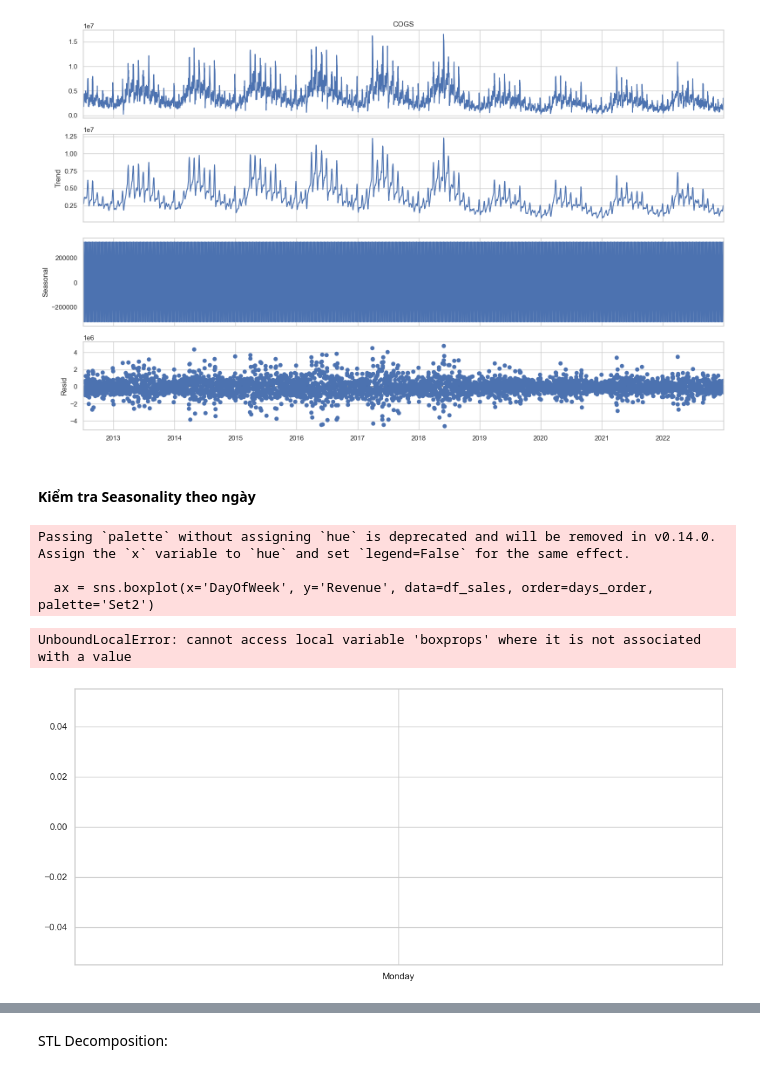
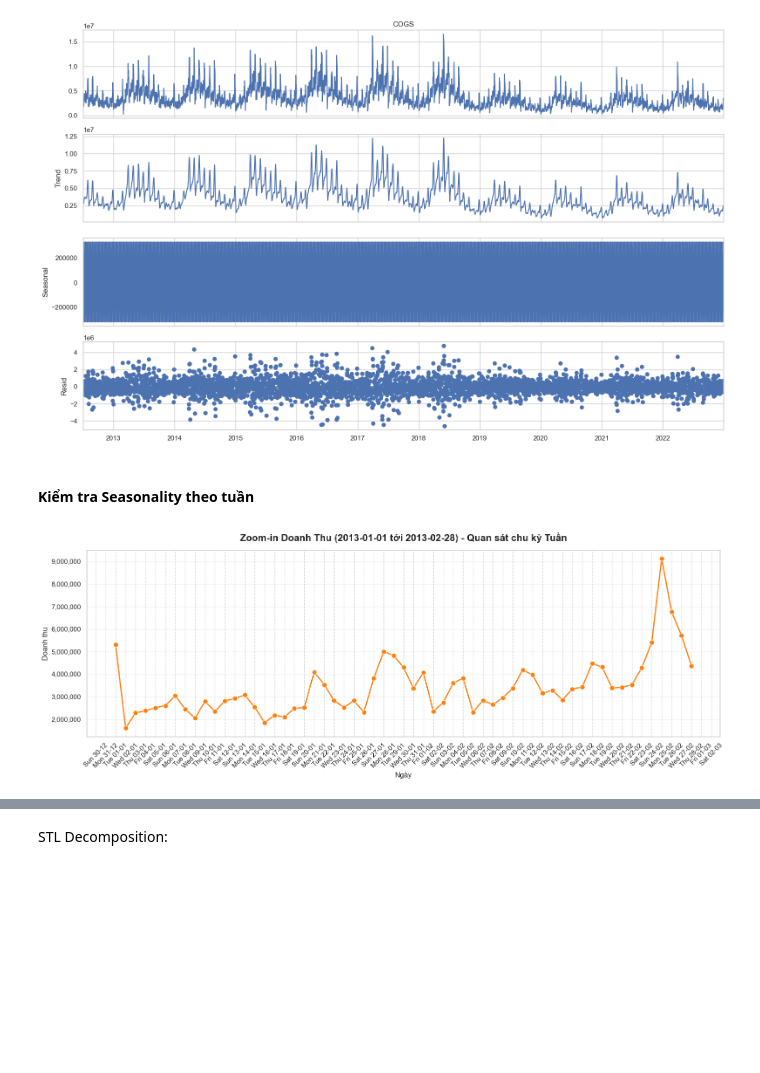
Before and after one commit to anhthu0910/vimchanhxa-datathon, a Jupyter notebook: notebooks/03_EDA_.ipynb, the cells around one changed output, grey strips where cells are left out. Drawn from its saved outputs; the diff is of its cells as text; code cells hidden in the pictures; blank space fills up the shorter version.

```diff
--- a/notebooks/03_EDA_.ipynb
+++ b/notebooks/03_EDA_.ipynb
@@ -85,8 +236,12 @@ Số lượng dòng bị trùng lặp (duplicates): 0
 # Tiền xử lý dữ liệu
 print("Tiến hành tiền xử lý...")
 df_sales['Date'] = pd.to_datetime(df_sales['Date'])
-df_sales = df_sales.sort_values(by='Date').reset_index(drop=True)
-df_sales = df_sales.set_index('Date')
+# df_sales = df_sales.sort_values(by='Date').reset_index(drop=True)
+# df_sales = df_sales.set_index('Date')
+orders['date'] = pd.to_datetime(orders['date'])
+traffic['date'] = pd.to_datetime(traffic['date'])
+promotions['date'] = pd.to_datetime(promotions['date'])
+inventory['date'] = pd.to_datetime(inventory['date'])
 
 # Kiểm tra lại dữ liệu sau khi xử lý
 print("\n--- THÔNG TIN SAU KHI XỬ LÝ ---")
@@ -115,3 +253,8 @@ memory usage: 89.8 KB
+# %%
+# Tạo các cột thời gian
+df_sales['Year'] = df_sales.index.year
+df_sales['Month'] = df_sales.index.month
+df_sales['Quarter'] = df_sales.index.to_period('Q')
 # %% [markdown]
 <a id="2"></a>
 
@@ -145,10 +288,10 @@ Khám phá sự biến thiên của tập dữ liệu qua thời gian
 # %%
 # Thiết lập phong cách đồ thị cho đẹp mắt
-sns.set_theme(style="whitegrid")
-plt.rcParams['figure.figsize'] = (16, 6) # Kích thước biểu đồ ngang
+# sns.set_theme(style="whitegrid")
+# plt.rcParams['figure.figsize'] = (16, 6) # Kích thước biểu đồ ngang
 
 # Vẽ biểu đồ Line Plot
-ax = sns.lineplot(x='Date', y='Revenue', data=df_sales, color='#1f77b4', linewidth=1.5)
+ax = sns.lineplot(x=df_sales.index, y='Revenue', data=df_sales, color='#1f77b4', linewidth=1.5)
 plt.title('Xu Hướng Tổng Doanh Thu (Revenue) Theo Thời Gian (2012 - 2014)', fontsize=16, pad=15, fontweight='bold')
 plt.xlabel('Thời Gian', fontsize=12, labelpad=10)
 plt.ylabel('Doanh Thu', fontsize=12, labelpad=10)
@@ -188,28 +330,41 @@ plt.show()
 # %% [output]
 [figure]
 # %% [markdown]
-#### Kiểm tra Seasonality theo ngày
+#### Kiểm tra Seasonality theo tuần
 # %%
-import matplotlib.ticker as ticker
+# 1. Lọc dữ liệu 2 tháng bất kỳ (Ví dụ: Tháng 1 và Tháng 2 năm 2013)
+start_date = '2013-01-01'
+end_date = '2013-02-28'
+mask = (df_sales.index >= start_date) & (df_sales.index <= end_date)
+df_zoom = df_sales.loc[mask]
 
-# 1. Bóc tách ngày trong tuần
-df_sales['DayOfWeek'] = df_sales.index.day_name
-days_order = ['Monday', 'Tuesday', 'Wednesday', 'Thursday', 'Friday', 'Saturday', 'Sunday']
+# 2. Vẽ biểu đồ
+plt.figure(figsize=(16, 6))
+ax = sns.lineplot(
+    x=df_year.index, y='Revenue', data=df_zoom,
+    marker='o', color='#ff7f0e', linewidth=2, markersize=8
+)
 
-# 2. Vẽ biểu đồ Boxplot
-plt.figure(figsize=(14, 6))
-ax = sns.boxplot(x='DayOfWeek', y='Revenue', data=df_sales, order=days_order, palette='Set2')
-plt.title('Phân phối Doanh thu theo Thứ trong tuần (Daily Seasonality)', fontsize=16, fontweight='bold', pad=15)
-plt.xlabel('Thứ trong tuần', fontsize=12)
+# 3. Tinh chỉnh giao diện để quan sát chu kỳ
+plt.title(f'Zoom-in Doanh Thu ({start_date} tới {end_date}) - Quan sát chu kỳ Tuần',
+          fontsize=16, fontweight='bold', pad=15)
+plt.xlabel('Ngày', fontsize=12)
 plt.ylabel('Doanh thu', fontsize=12)
 
-# Định dạng lại trục y cho dễ đọc
+# Định dạng trục X: Hiển thị tên Thứ (viết tắt) và Ngày-Tháng (VD: Tue 01-01)
+# Đặt interval=2 (hiển thị cách ngày) hoặc interval=1 (hiển thị mỗi ngày) tùy độ rộng màn hình
+ax.xaxis.set_major_locator(mdates.DayLocator(interval=1))
+ax.xaxis.set_major_formatter(mdates.DateFormatter('%a %d-%m'))
+plt.xticks(rotation=45)
+
+# Định dạng trục Y
 ax.yaxis.set_major_formatter(ticker.FuncFormatter(lambda x, pos: '{:,.0f}'.format(x)))
+
+# Bật lưới dọc (Vertical grid lines) để bạn dễ gióng mắt xem các đỉnh/đáy rơi vào thứ mấy
+ax.xaxis.grid(True, linestyle='--', alpha=0.7)
+ax.yaxis.grid(True, linestyle='-', alpha=0.3)
+
 plt.tight_layout()
 plt.show()
 # %% [output]
-Passing `palette` without assigning `hue` is deprecated and will be removed in v0.14.0. Assign the `x` variable to `hue` and set `legend=False` for the same effect.
-
-  ax = sns.boxplot(x='DayOfWeek', y='Revenue', data=df_sales, order=days_order, palette='Set2')
-UnboundLocalError: cannot access local variable 'boxprops' where it is not associated with a value
-[figure, old version]
+[figure, new version]
```
Also changed, not shown: parts of 14 cells of this notebook, 3 other files.
